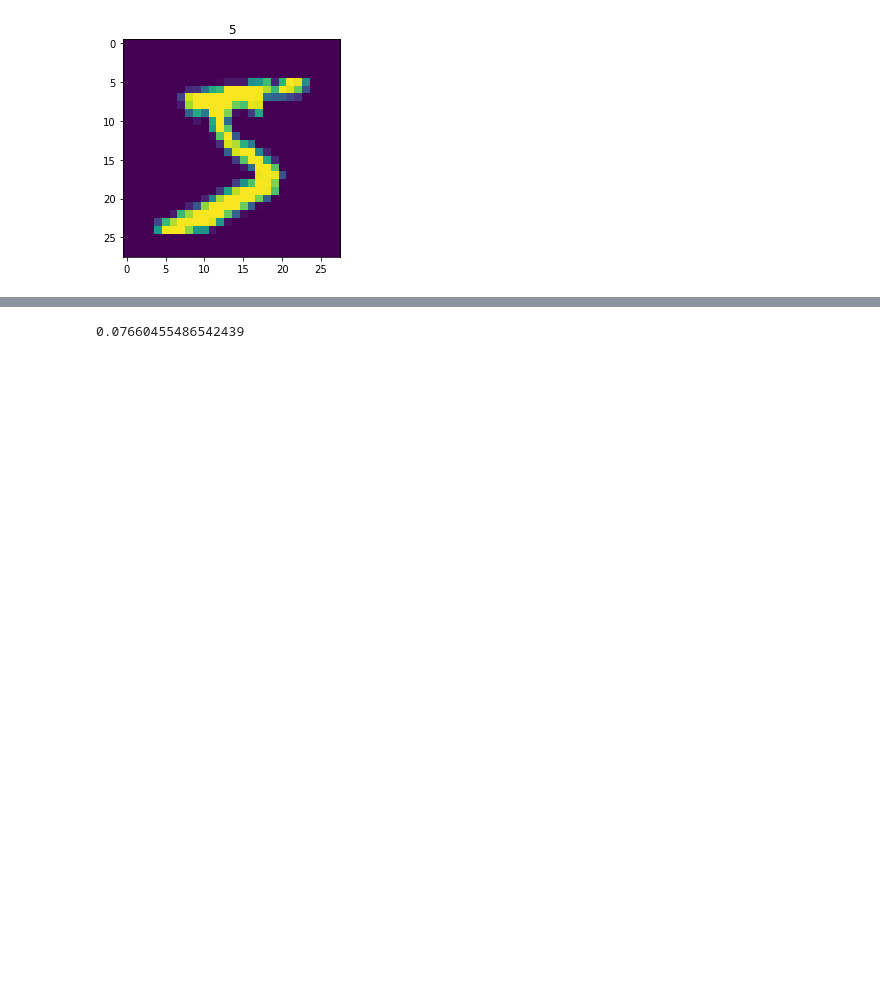
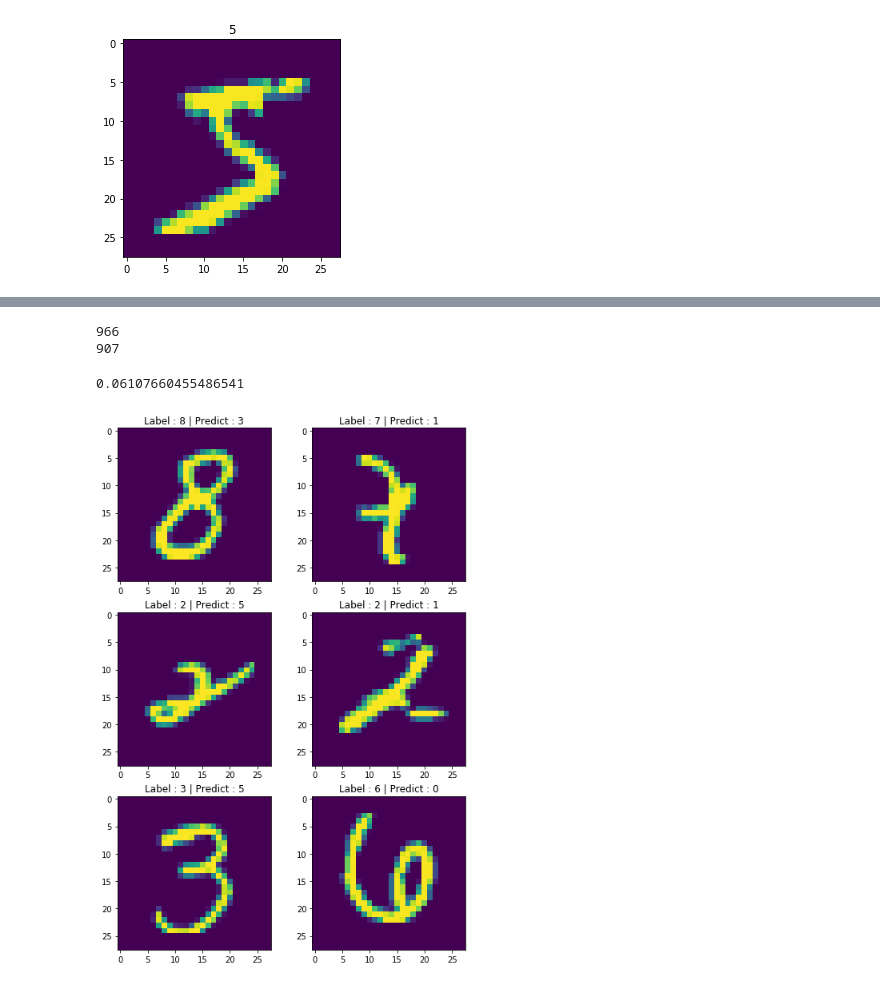
Before and after one commit to Thibaut-Arnoux/OCR_basic_machine_learning, a Jupyter notebook: k_NN.ipynb, the cells around one changed output, grey strips where cells are left out. Drawn from its saved outputs; the diff is of its cells as text; code cells hidden in the pictures; blank space fills up the shorter version.

```diff
--- a/k_NN.ipynb
+++ b/k_NN.ipynb
@@ -54,7 +54,26 @@ Erreur: 0.065217
 # %%
 predict = knn.predict(xtest)
 perf_np = (predict == ytest)
+print(len(ytest))
+print(np.sum(perf_np))
 err = 1 - (np.sum(perf_np) / len(perf_np))
 err
 # %% [output]
-0.07660455486542439
+966
+907
+0.06107660455486541
+# %%
+xerror = xtest[predict != ytest]
+yerror = ytest[predict != ytest]
+predict_error = predict[predict != ytest]
+# %%
+fig = plt.figure(figsize=(8, 12))
+
+for i in range(6):
+    fig.add_subplot(3, 2, i+1)
+    img = xerror[i].reshape((28, 28))
+    plt.imshow(img, interpolation='nearest')
+    plt.title(f"Label : {yerror[i]} | Predict : {predict_error[i]}")
+plt.show()
+# %% [output]
+[figure, added]
```
Also changed, not shown: parts of 7 cells of this notebook, 1 other file.
